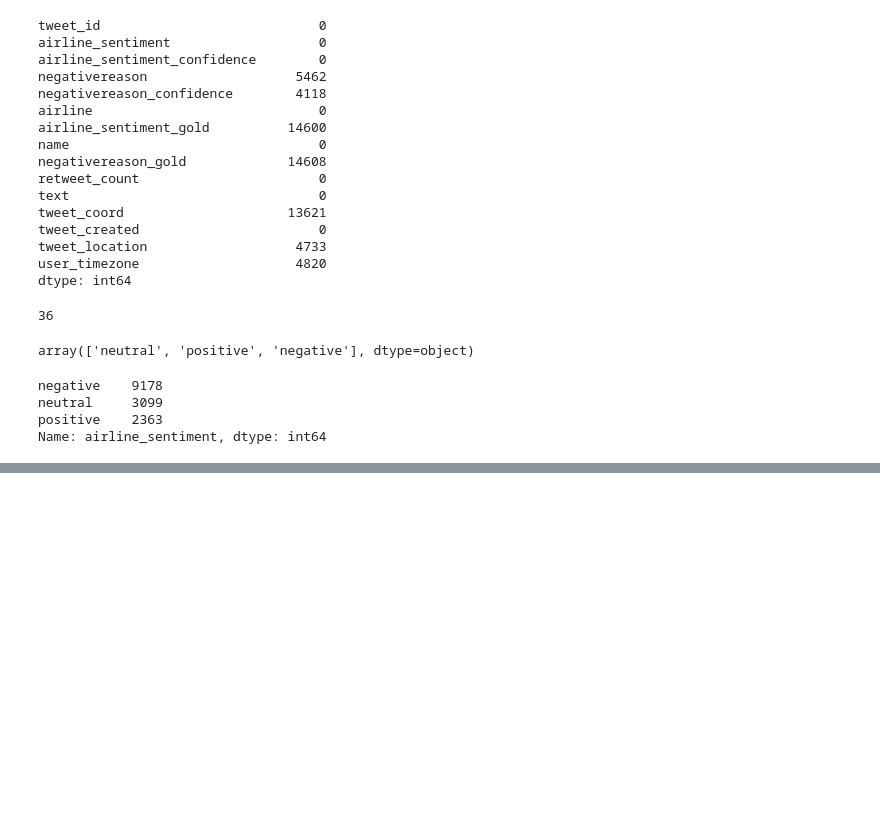
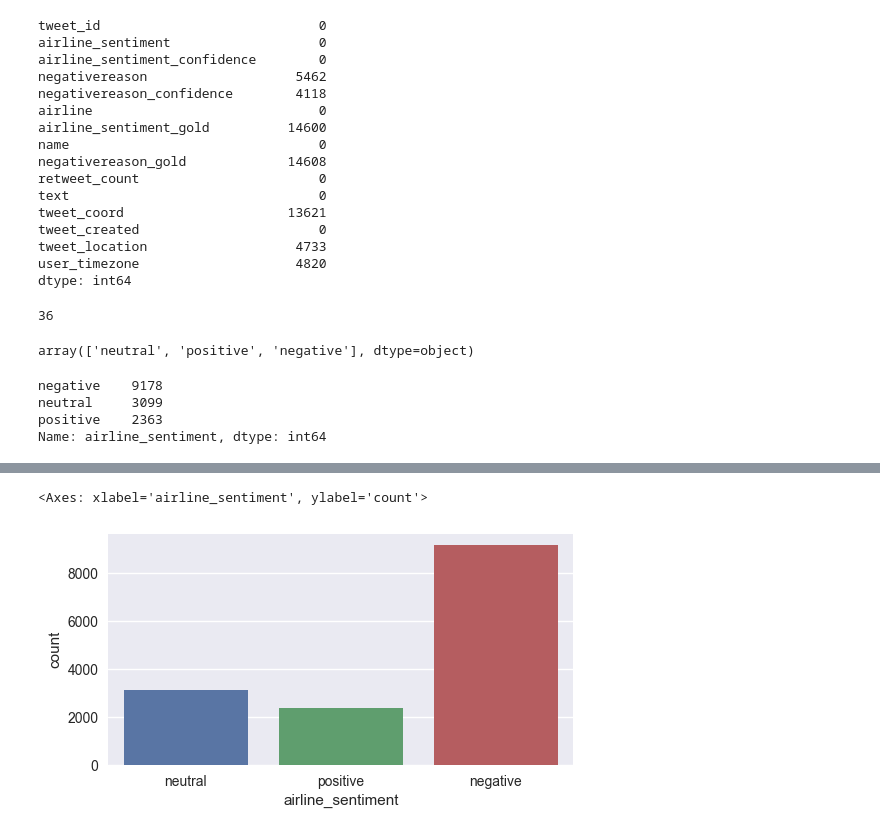
Before and after one commit to muntazir02/maven, a Jupyter notebook: Maven_NLP0_KaggleAirline.ipynb, the cells around one changed output, grey strips where cells are left out. Cells and saved outputs as stored; diff of their text form; code cells hidden in the pictures; blank space fills up the shorter version.

```diff
--- a/Maven_NLP0_KaggleAirline.ipynb
+++ b/Maven_NLP0_KaggleAirline.ipynb
@@ -123,0 +136,6 @@ twitter_df.describe().T
+# %%
+plt.figure(figsize=(6,3))
+sns.countplot(x="airline_sentiment", data=twitter_df)
+# %% [output]
+<Axes: xlabel='airline_sentiment', ylabel='count'>
+[figure, added]
```
Also changed, not shown: parts of 21 cells of this notebook.
